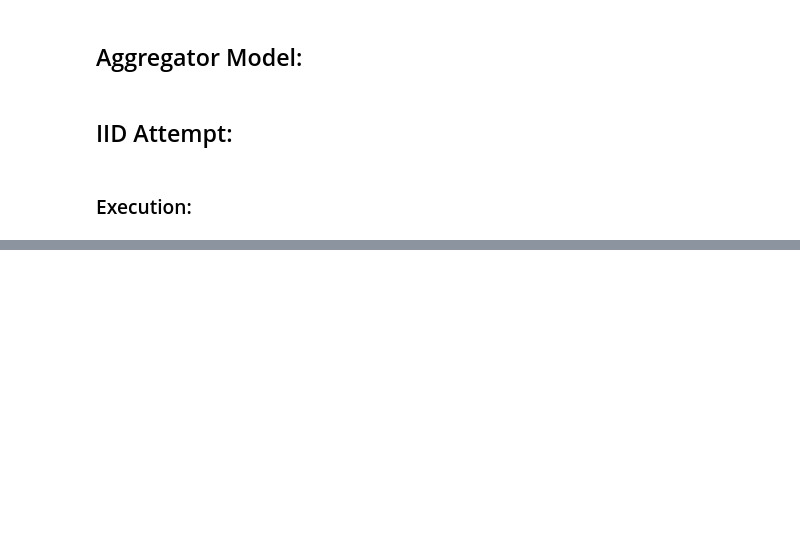
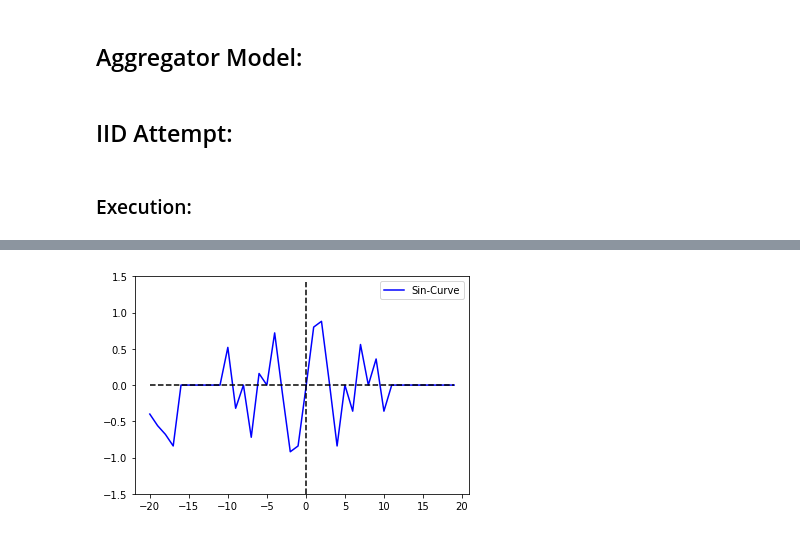
Before and after one commit to AmanPriyanshu/Federated-Learning, a Jupyter notebook: Trials_With_Federated_Learning_Sine_Curve.ipynb, the cells around one changed output, grey strips where cells are left out. Saved outputs shown, nothing was run; the diff lists cells and outputs as text; code cells hidden in the pictures; blank space fills up the shorter version.

```diff
--- a/Trials_With_Federated_Learning_Sine_Curve.ipynb
+++ b/Trials_With_Federated_Learning_Sine_Curve.ipynb
@@ -160,0 +210,4 @@ plt.show()
+# %%
+the_curve_generated_so_far(aggregator_model)
+# %% [output]
+[figure, added]
```
Also changed, not shown: parts of 12 cells of this notebook.
